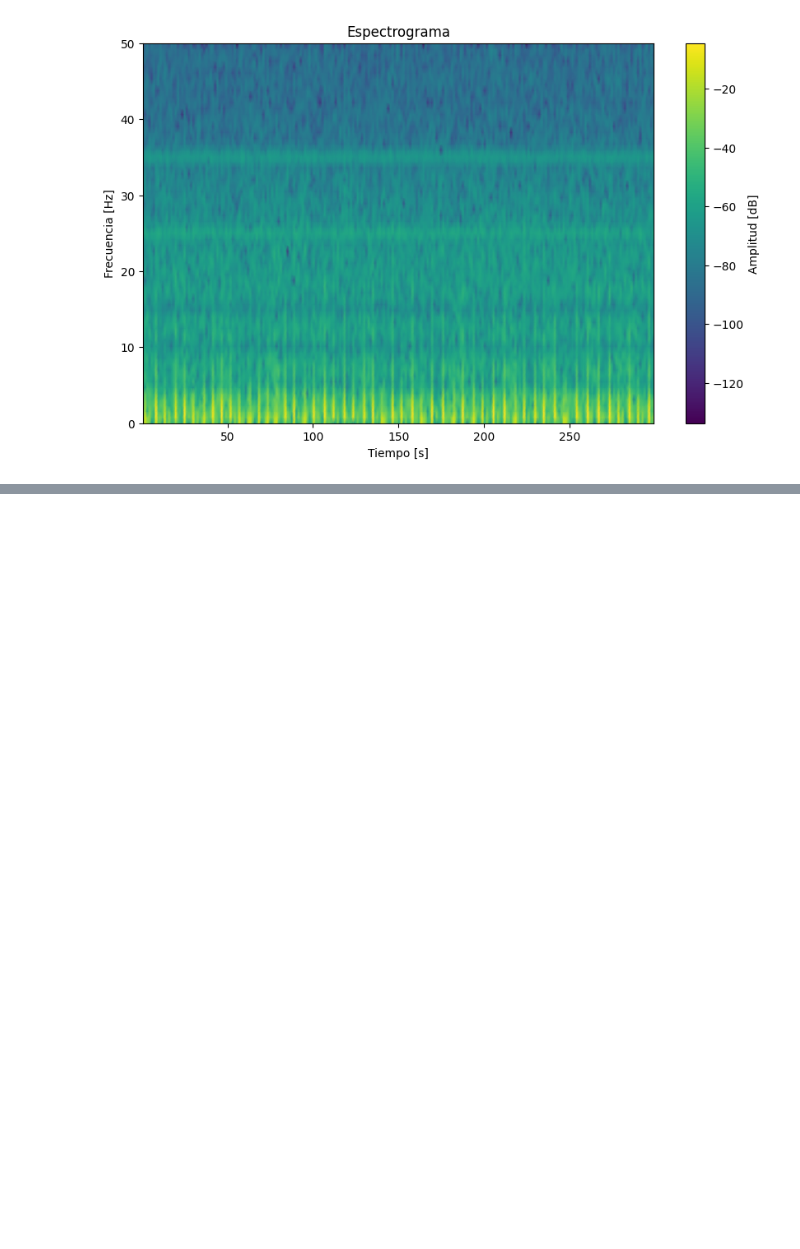
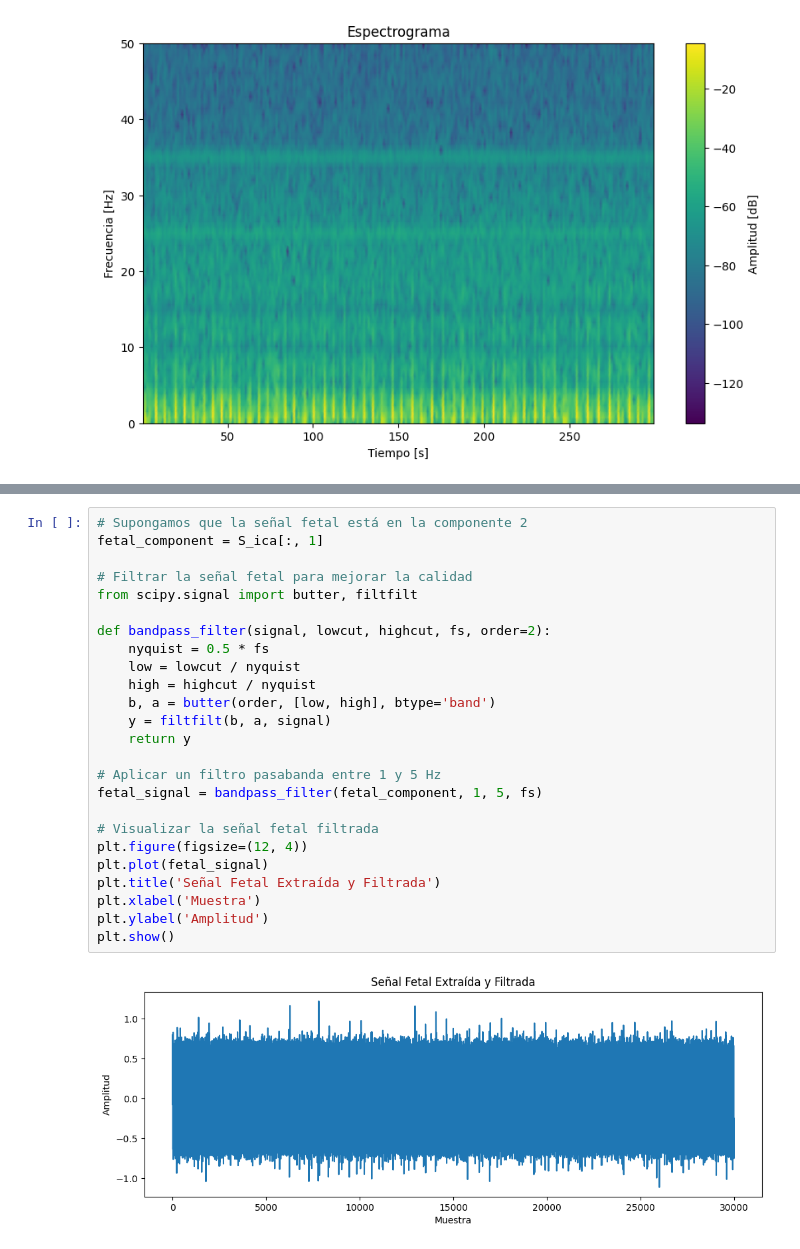
Before and after one commit to MaximilianoAntonio/Study-Labs-Digital-Medical-Signal-Processing, a Jupyter notebook: Lab 5 Anteproyecto/Codigos_utiles.ipynb, the cells around one changed output, grey strips where cells are left out. Drawn from its saved outputs; the diff is of its cells as text; blank space fills up the shorter version.

```diff
--- a/Lab 5 Anteproyecto/Codigos_utiles.ipynb
+++ b/Lab 5 Anteproyecto/Codigos_utiles.ipynb
@@ -70,0 +198,27 @@ No artists with labels found to put in legend.  Note that artists whose label st
+# %%
+# Supongamos que la señal fetal está en la componente 2
+fetal_component = S_ica[:, 1]
+
+# Filtrar la señal fetal para mejorar la calidad
+from scipy.signal import butter, filtfilt
+
+def bandpass_filter(signal, lowcut, highcut, fs, order=2):
+    nyquist = 0.5 * fs
+    low = lowcut / nyquist
+    high = highcut / nyquist
+    b, a = butter(order, [low, high], btype='band')
+    y = filtfilt(b, a, signal)
+    return y
+
+# Aplicar un filtro pasabanda entre 1 y 5 Hz
+fetal_signal = bandpass_filter(fetal_component, 1, 5, fs)
+
+# Visualizar la señal fetal filtrada
+plt.figure(figsize=(12, 4))
+plt.plot(fetal_signal)
+plt.title('Señal Fetal Extraída y Filtrada')
+plt.xlabel('Muestra')
+plt.ylabel('Amplitud')
+plt.show()
+# %% [output]
+[figure, added]
```
Also changed, not shown: parts of 5 cells of this notebook, 9 other files.
